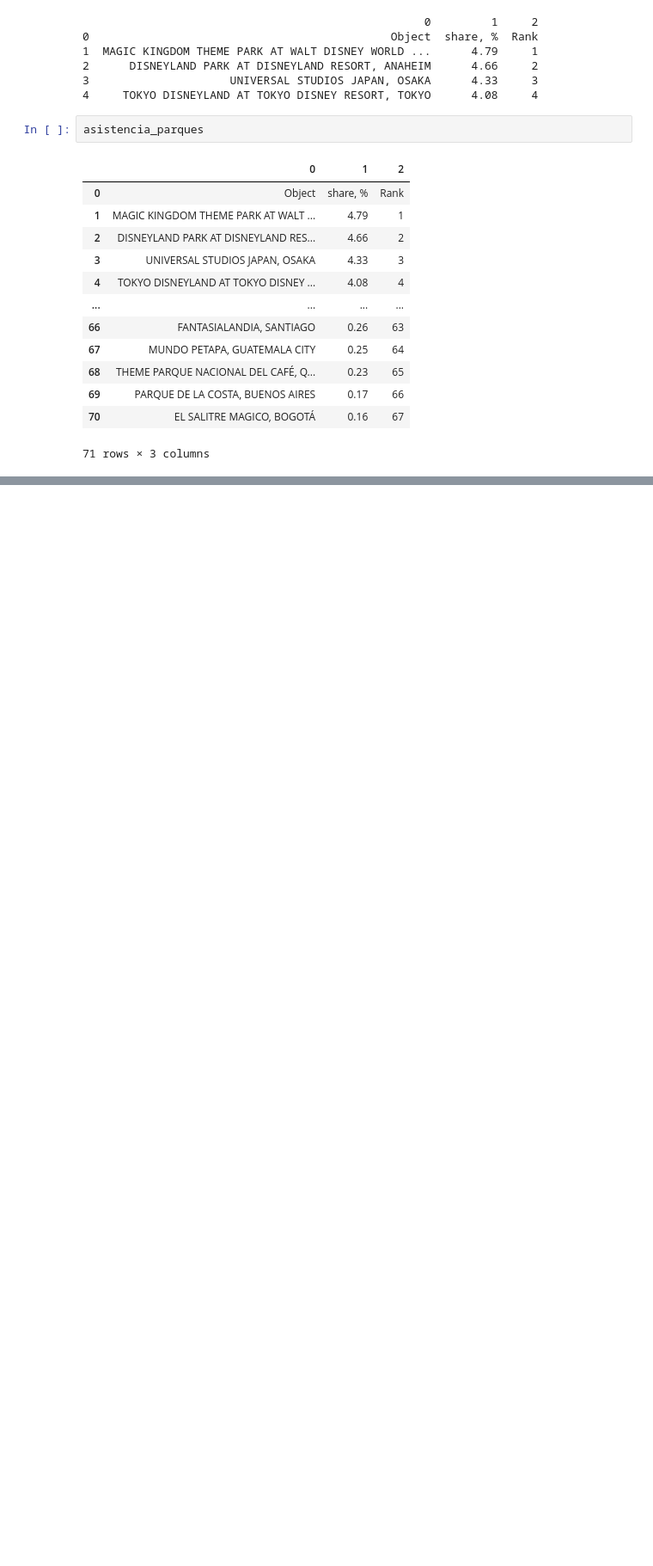
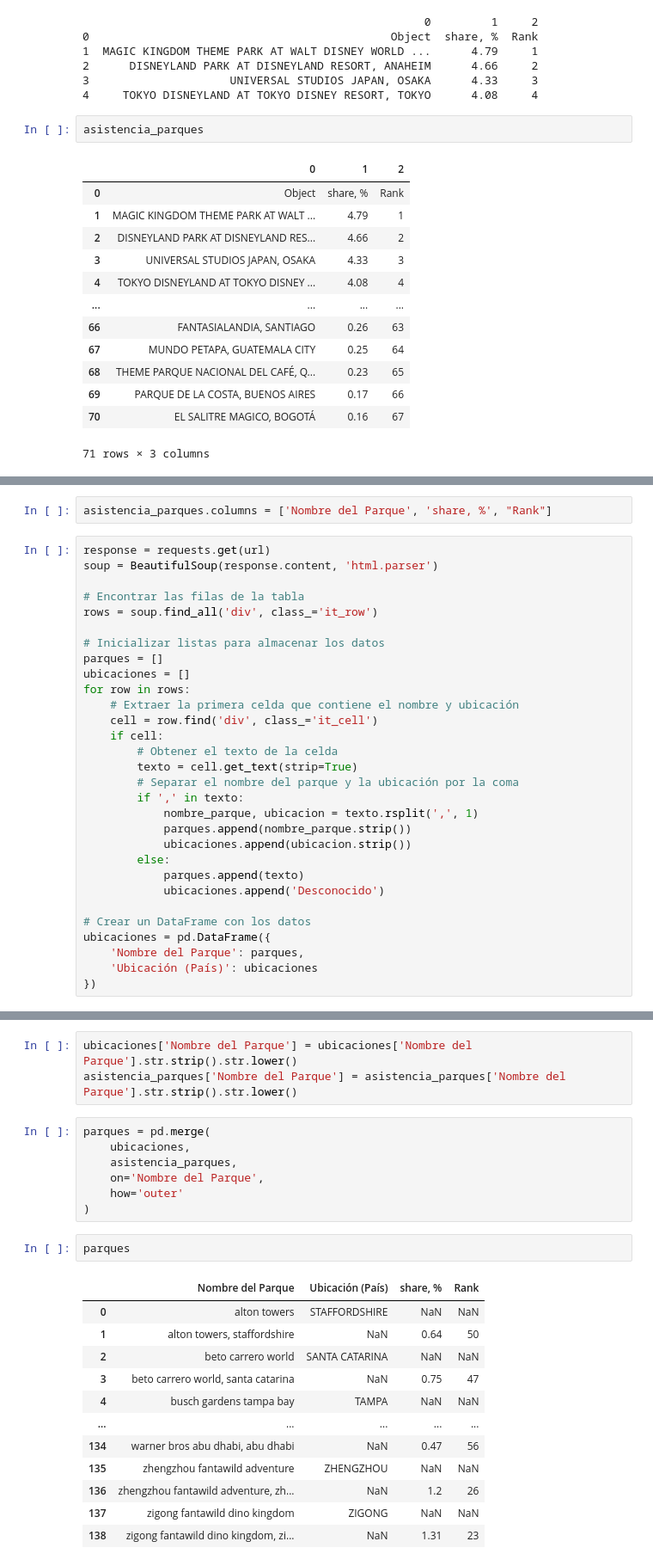
Before and after one commit to Noelia0708/Creacion-Parque-Atracciones, a Jupyter notebook: Proyecto_Parque_Atracciones.ipynb, the cells around one changed output, grey strips where cells are left out. Shown at 86% size. Drawn from its saved outputs; the diff is of its cells as text; blank space fills up the shorter version.

```diff
--- a/Proyecto_Parque_Atracciones.ipynb
+++ b/Proyecto_Parque_Atracciones.ipynb
@@ -105,0 +54,32 @@ print(col_names)
+# %%
+asistencia_parques.columns = ['Nombre del Parque', 'share, %', "Rank"]
+# %%
+response = requests.get(url)
+soup = BeautifulSoup(response.content, 'html.parser')
+
+# Encontrar las filas de la tabla
+rows = soup.find_all('div', class_='it_row')
+
+# Inicializar listas para almacenar los datos
+parques = []
+ubicaciones = []
+for row in rows:
+    # Extraer la primera celda que contiene el nombre y ubicación
+    cell = row.find('div', class_='it_cell')
+    if cell:
+        # Obtener el texto de la celda
+        texto = cell.get_text(strip=True)
+        # Separar el nombre del parque y la ubicación por la coma
+        if ',' in texto:
+            nombre_parque, ubicacion = texto.rsplit(',', 1)
+            parques.append(nombre_parque.strip())
+            ubicaciones.append(ubicacion.strip())
+        else:
+            parques.append(texto)
+            ubicaciones.append('Desconocido')
+
+# Crear un DataFrame con los datos
+ubicaciones = pd.DataFrame({
+    'Nombre del Parque': parques,
+    'Ubicación (País)': ubicaciones
+})
@@ -105,0 +158,25 @@ print(col_names)
+# %%
+ubicaciones['Nombre del Parque'] = ubicaciones['Nombre del Parque'].str.strip().str.lower()
+asistencia_parques['Nombre del Parque'] = asistencia_parques['Nombre del Parque'].str.strip().str.lower()
+# %%
+parques = pd.merge(
+    ubicaciones,
+    asistencia_parques,
+    on='Nombre del Parque',
+    how='outer'
+)
+# %%
+parques
+# %% [output]
+|  | Nombre del Parque | Ubicación (País) | share, % | Rank |
+| 0 | alton towers | STAFFORDSHIRE | NaN | NaN |
+| 1 | alton towers, staffordshire | NaN | 0.64 | 50 |
+| 2 | beto carrero world | SANTA CATARINA | NaN | NaN |
+| 3 | beto carrero world, santa catarina | NaN | 0.75 | 47 |
+| 4 | busch gardens tampa bay | TAMPA | NaN | NaN |
+| ... | ... | ... | ... | ... |
+| 134 | warner bros abu dhabi, abu dhabi | NaN | 0.47 | 56 |
+| 135 | zhengzhou fantawild adventure | ZHENGZHOU | NaN | NaN |
+| 136 | zhengzhou fantawild adventure, zh... | NaN | 1.2 | 26 |
+| 137 | zigong fantawild dino kingdom | ZIGONG | NaN | NaN |
+| 138 | zigong fantawild dino kingdom, zi... | NaN | 1.31 | 23 |
```
Also changed, not shown: parts of 30 cells of this notebook, 3 other files.
